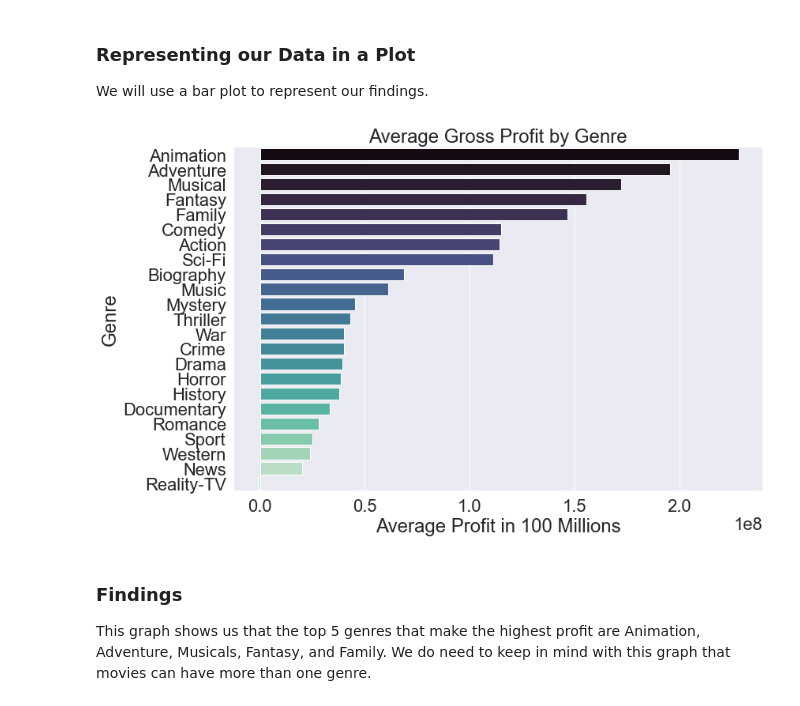
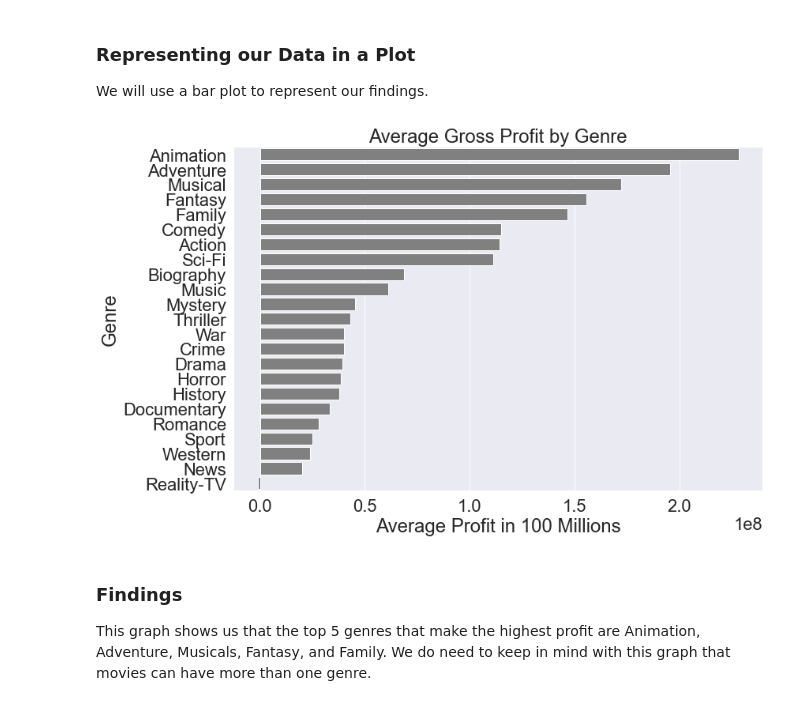
Before and after one commit to elizabeth524/dsc-phase-1-project-v2-3, a Jupyter notebook: microsoft_making_movies_analysis.ipynb, the cells around one changed output. Saved outputs shown, nothing was run; the diff lists cells and outputs as text; code cells hidden in the pictures.

```diff
--- a/microsoft_making_movies_analysis.ipynb
+++ b/microsoft_making_movies_analysis.ipynb
@@ -194,16 +194,16 @@ We will use a bar plot to represent our findings.
 # %%
 #Create a barplot to show the relationship between genre and average profit
 sns.set(rc={'figure.figsize':(12,8)},
         font_scale=2)
 p = sns.barplot(data = profits_df,
                 x='avg_profit',
                 y=profits_df.index,
-                palette = 'mako')
+                color='grey')
 p.set(xlabel = "Average Profit in 100 Millions",
       ylabel = "Genre",
       title = "Average Gross Profit by Genre");
 # %% [output]
-[figure, old version]
+[figure, new version]
 # %% [markdown]
 ### Findings
 This graph shows us that the top 5 genres that make the highest profit are Animation, Adventure, Musicals, Fantasy, and Family.  We do need to keep in mind with this graph that movies can have more than one genre.
```
Also changed, not shown: parts of 2 cells of this notebook.
